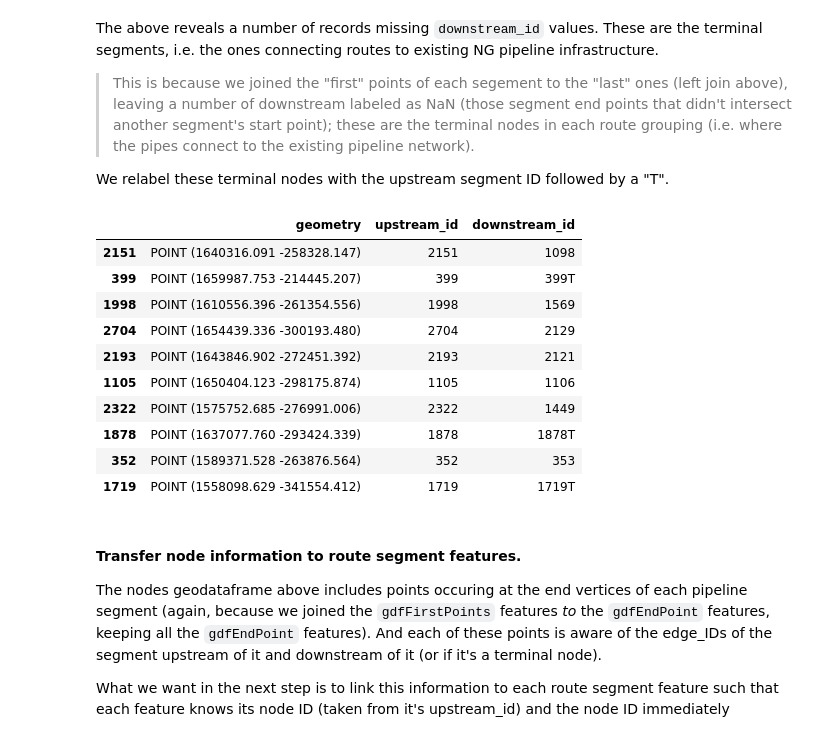
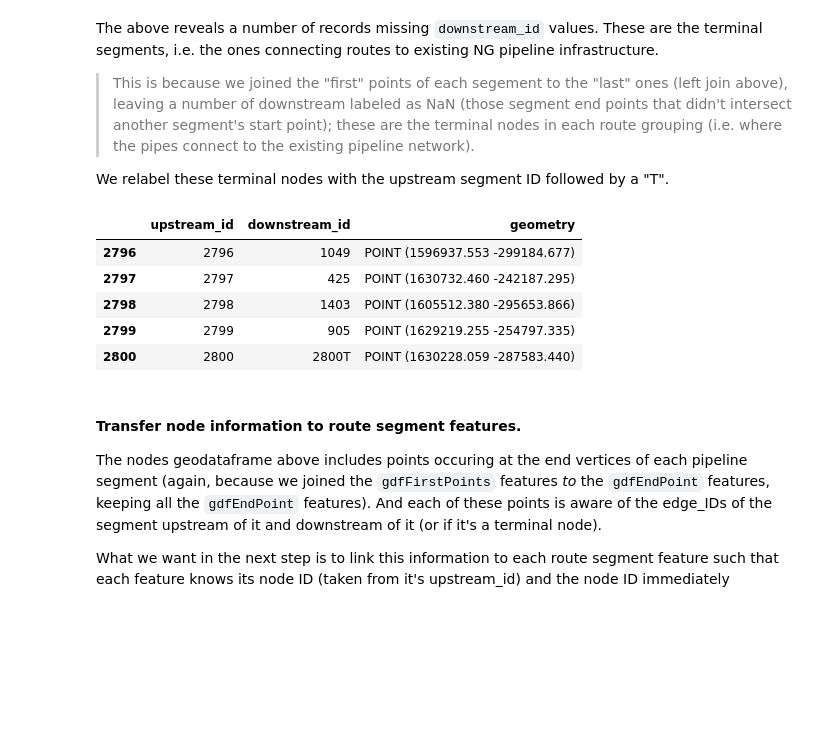
Before and after one commit to ENV859/BioGas_optimization, a Jupyter notebook: scripts/Step 2 - Build Topology.ipynb, the cells around one changed output. Drawn from its saved outputs; the diff is of its cells as text; code cells hidden in the pictures; blank space fills up the shorter version.

```diff
--- a/scripts/Step 2 - Build Topology.ipynb
+++ b/scripts/Step 2 - Build Topology.ipynb
@@ -66,9 +66,8 @@ theSplits = gdfRoutes.geometry.apply(lambda x: split(x,ends))
 # %%
 #Create lists to fill
 links = [] #List of each route's original route ID
-points_top = []
-points_bottom = []
 geom = []  #List of the LineString objects extracted from each feature's geometry collection
+types = [] #List of the type of existing pipeline into which the gas flows, eventually
 # %%
 #Iterate and add items to the list
 for idx, row in gdfRoutes.iterrows():
@@ -76,12 +75,11 @@ for idx, row in gdfRoutes.iterrows():
     for line in theSplits[idx].geoms:
         #Add items to the list
         links.append(str(row['Fac_ID']))        #Add the index of the originating route line
+        types.append(str(row['TYPE']))
         geom.append(line)                      #Add the LineString geometry to the geom list
-        points_top.append(line.coords[0])      #Add the first point to the list
-        points_bottom.append(line.coords[-1])  #Add the last point to the list
 # %%
 #Construct an output geodataframe from the route and geom lists created above
-gdfSegments = gpd.GeoDataFrame(pd.DataFrame({'route_id':links}),
+gdfSegments = gpd.GeoDataFrame(pd.DataFrame({'route_id':links,'TYPE':types}),
                                geometry = geom, crs = gdfRoutes.crs)
 
 #Add the index as a unique segment ID
@@ -116,7 +114,8 @@ Spatially joining the two datasets results in a single point feature class with
 # %%
 #Spatially join the above geodataframes and remove indices
 gdfNodes = gpd.sjoin(left_df=gdfLastPoints, right_df=gdfFirstPoints, how='left')
-gdfNodes.drop(columns=['route_id_left','edge_ID_left','index_right','route_id_right','edge_ID_right'],
-              axis=1,inplace=True)
-gdfNodes.head(1)
+#Subset columns
+gdfNodes = gdfNodes.loc[:,['upstream_id','downstream_id','geometry']]
+#Examine output
+gdfNodes.head(3)
 # %% [output]
@@ -144,17 +145,12 @@ We relabel these terminal nodes with the upstream segment ID followed by a "T".
 # %%
 #Update null values with upstream IDs, appended with a "T"
 gdfNodes['downstream_id'].fillna(gdfNodes['upstream_id'] + "T",inplace=True)
 #Drop extraneous fields
-gdfNodes.sample(10)
+gdfNodes.tail()
 # %% [output]
-|  | geometry | upstream_id | downstream_id |
-| 2151 | POINT (1640316.091 -258328.147) | 2151 | 1098 |
-| 399 | POINT (1659987.753 -214445.207) | 399 | 399T |
-| 1998 | POINT (1610556.396 -261354.556) | 1998 | 1569 |
-| 2704 | POINT (1654439.336 -300193.480) | 2704 | 2129 |
-| 2193 | POINT (1643846.902 -272451.392) | 2193 | 2121 |
-| 1105 | POINT (1650404.123 -298175.874) | 1105 | 1106 |
-| 2322 | POINT (1575752.685 -276991.006) | 2322 | 1449 |
-| 1878 | POINT (1637077.760 -293424.339) | 1878 | 1878T |
-| 352 | POINT (1589371.528 -263876.564) | 352 | 353 |
-| 1719 | POINT (1558098.629 -341554.412) | 1719 | 1719T |
+|  | upstream_id | downstream_id | geometry |
+| 2796 | 2796 | 1049 | POINT (1596937.553 -299184.677) |
+| 2797 | 2797 | 425 | POINT (1630732.460 -242187.295) |
+| 2798 | 2798 | 1403 | POINT (1605512.380 -295653.866) |
+| 2799 | 2799 | 905 | POINT (1629219.255 -254797.335) |
+| 2800 | 2800 | 2800T | POINT (1630228.059 -287583.440) |
```
Also changed, not shown: parts of 13 cells of this notebook.
